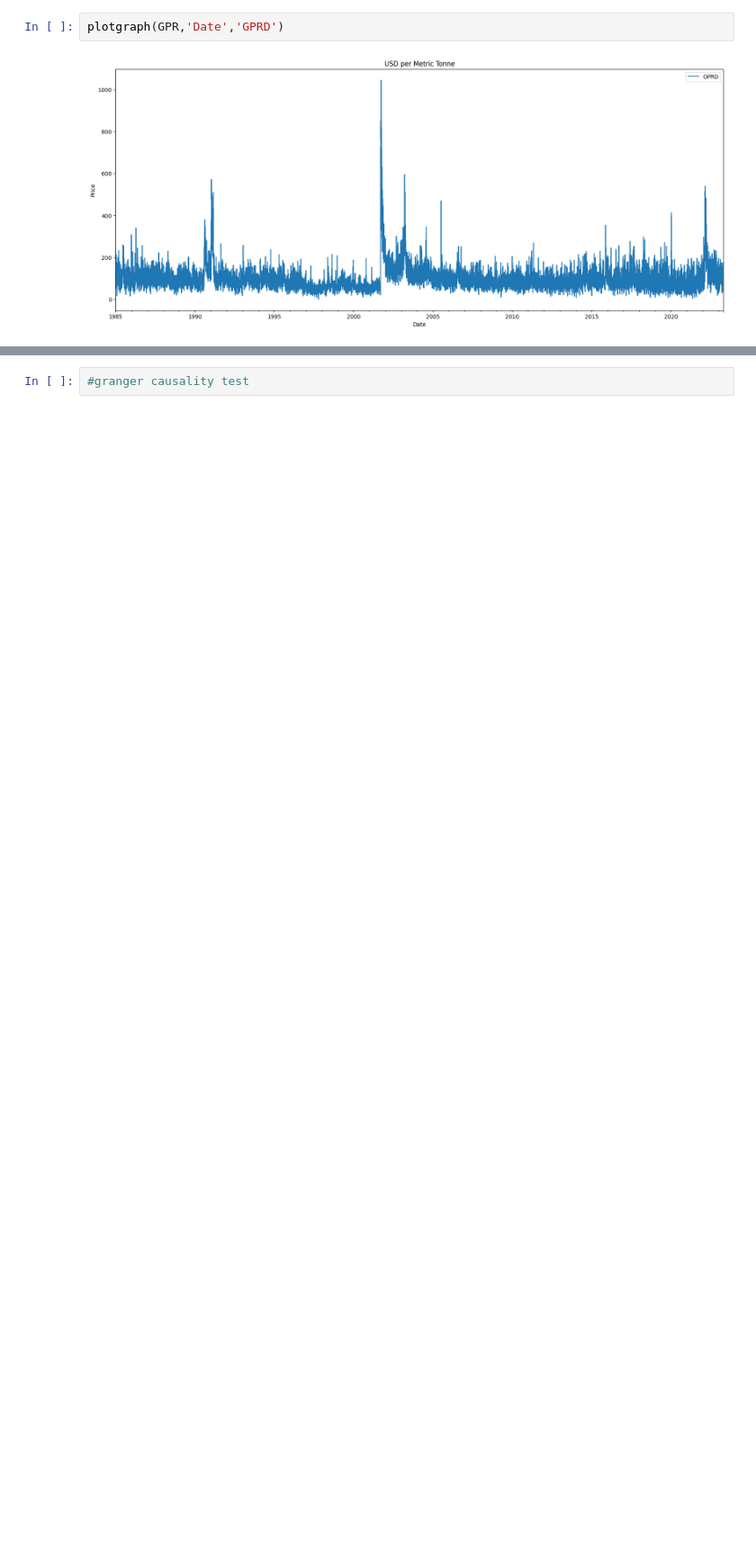
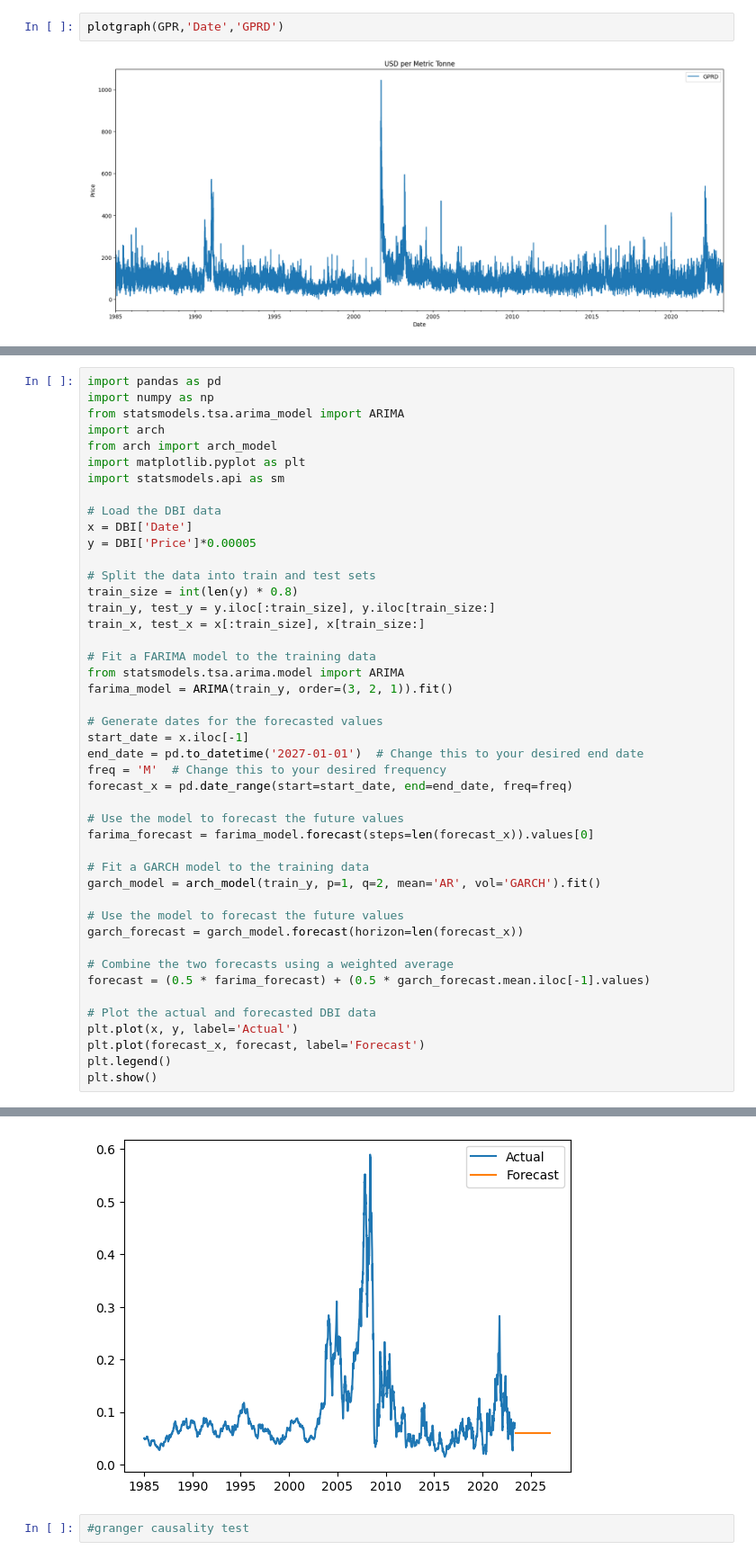
Before and after one commit to abaskon/Thesis, a Jupyter notebook: GPR_and_DBI.ipynb, the cells around one changed output, grey strips where cells are left out. Shown at 90% size. Drawn from its saved outputs; the diff is of its cells as text; blank space fills up the shorter version.

```diff
--- a/GPR_and_DBI.ipynb
+++ b/GPR_and_DBI.ipynb
@@ -127,0 +237,46 @@ plt.show()
+# %%
+import pandas as pd
+import numpy as np
+from statsmodels.tsa.arima_model import ARIMA
+import arch
+from arch import arch_model
+import matplotlib.pyplot as plt
+import statsmodels.api as sm
+
+# Load the DBI data
+x = DBI['Date']
+y = DBI['Price']*0.00005
+
+# Split the data into train and test sets
+train_size = int(len(y) * 0.8)
+train_y, test_y = y.iloc[:train_size], y.iloc[train_size:]
+train_x, test_x = x[:train_size], x[train_size:]
+
+# Fit a FARIMA model to the training data
+from statsmodels.tsa.arima.model import ARIMA
+farima_model = ARIMA(train_y, order=(3, 2, 1)).fit()
+
+# Generate dates for the forecasted values
+start_date = x.iloc[-1]
+end_date = pd.to_datetime('2027-01-01')  # Change this to your desired end date
+freq = 'M'  # Change this to your desired frequency
+forecast_x = pd.date_range(start=start_date, end=end_date, freq=freq)
+
+# Use the model to forecast the future values
+farima_forecast = farima_model.forecast(steps=len(forecast_x)).values[0]
+
+# Fit a GARCH model to the training data
+garch_model = arch_model(train_y, p=1, q=2, mean='AR', vol='GARCH').fit()
+
+# Use the model to forecast the future values
+garch_forecast = garch_model.forecast(horizon=len(forecast_x))
+
+# Combine the two forecasts using a weighted average
+forecast = (0.5 * farima_forecast) + (0.5 * garch_forecast.mean.iloc[-1].values)
+
+# Plot the actual and forecasted DBI data
+plt.plot(x, y, label='Actual')
+plt.plot(forecast_x, forecast, label='Forecast')
+plt.legend()
+plt.show()
+# %% [output]
@@ -128,2 +326,3 @@ plt.show()
+[figure, added]
 # %%
 #granger causality test
```
Also changed, not shown: parts of 6 cells of this notebook.
